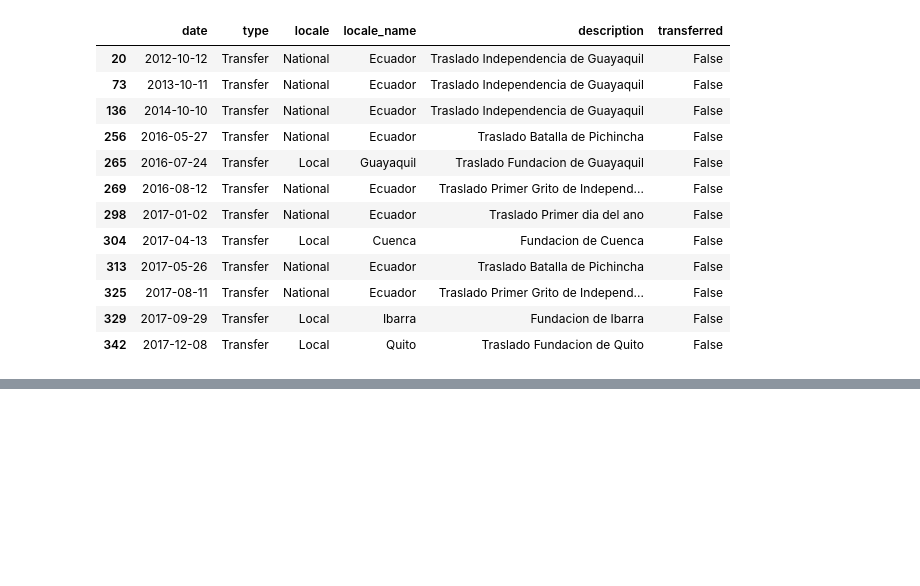
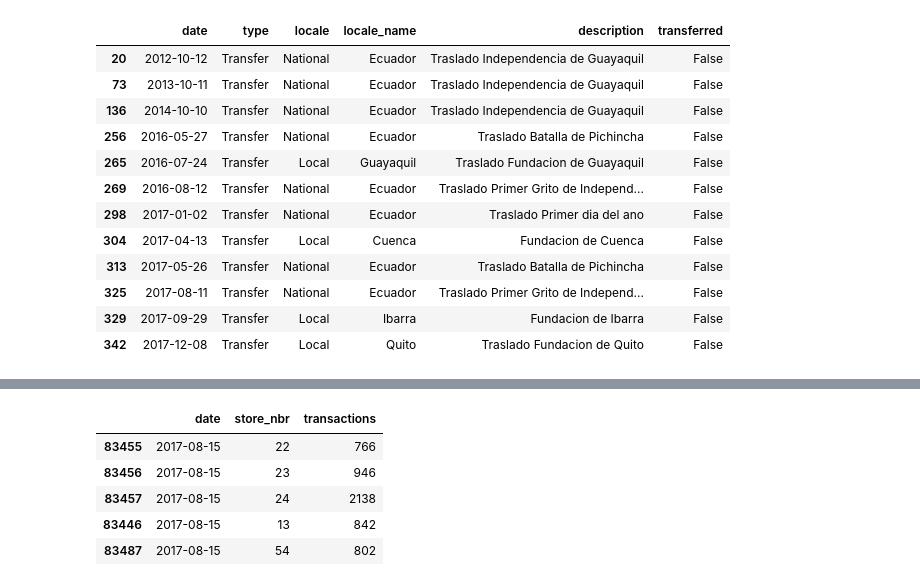
Before and after one commit to TirthVamja/Store_Sales_TSF_Kaggle, a Jupyter notebook: notebook/data_exploration.ipynb, the cells around one changed output, grey strips where cells are left out. Saved outputs shown, nothing was run; the diff lists cells and outputs as text; code cells hidden in the pictures; blank space fills up the shorter version.

```diff
--- a/notebook/data_exploration.ipynb
+++ b/notebook/data_exploration.ipynb
@@ -180,0 +242,9 @@ holiday_dta[holiday_dta['transferred']==False][holiday_dta['type']=='Transfer']
+# %%
+trans_dta.tail()
+# %% [output]
+|  | date | store_nbr | transactions |
+| 83455 | 2017-08-15 | 22 | 766 |
+| 83456 | 2017-08-15 | 23 | 946 |
+| 83457 | 2017-08-15 | 24 | 2138 |
+| 83446 | 2017-08-15 | 13 | 842 |
+| 83487 | 2017-08-15 | 54 | 802 |
```
Also changed, not shown: parts of 11 cells of this notebook.
